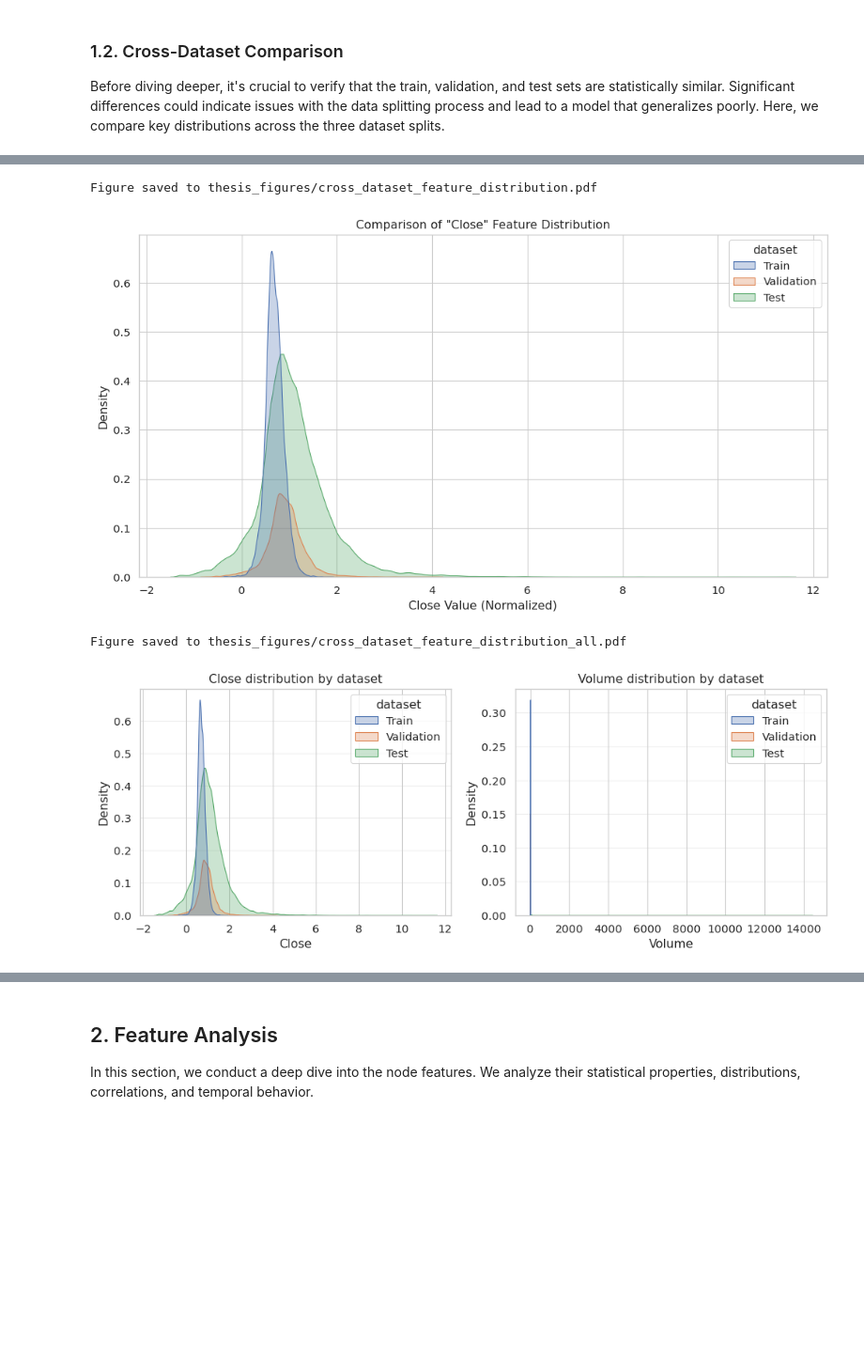
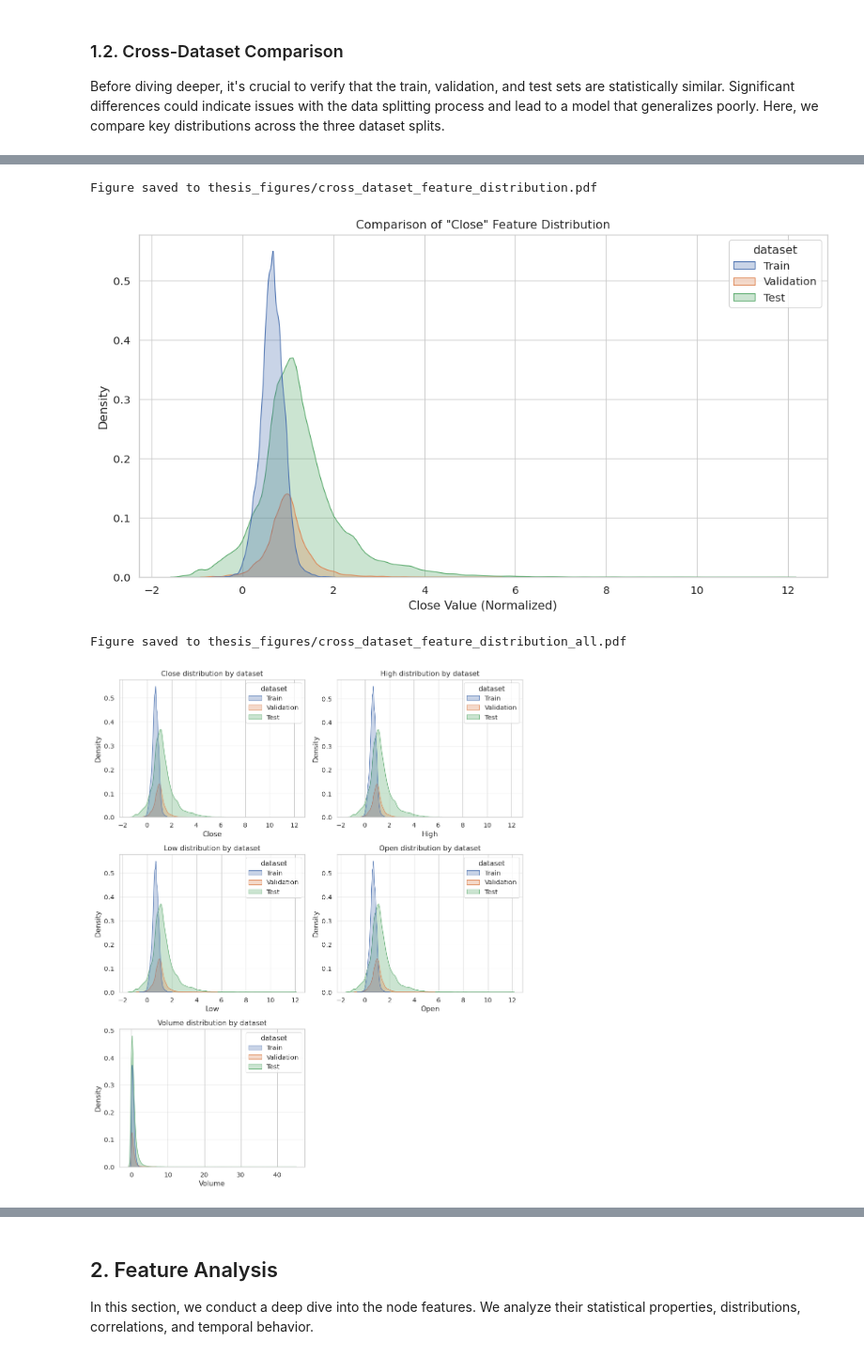
Before and after one commit to mircoloo/TemporalGNNReview, a Jupyter notebook: code/notebooks/thesis_dataset_analysis.ipynb, the cells around one changed output, grey strips where cells are left out. Shown at 94% size. Saved outputs shown, nothing was run; the diff lists cells and outputs as text; code cells hidden in the pictures; blank space fills up the shorter version.

```diff
--- a/code/notebooks/thesis_dataset_analysis.ipynb
+++ b/code/notebooks/thesis_dataset_analysis.ipynb
@@ -45,11 +45,11 @@ def save_figure(filename):
     print(f"Figure saved to {FIGURE_OUTPUT_PATH / f'{filename}.pdf'}")
 # %%
 # --- Configuration ---
-MARKET = 'NYSE'
+MARKET = 'NASDAQ'
 NORMALIZATION = 'zscore'
-WINDOW_SIZE = 22
-adj_minmax = True
-threshold = .5
+WINDOW_SIZE = 19
+adj_minmax = False
+threshold = .0
 # Define dataset paths
 base_path = project_root / 'data' / 'datasets' / 'graph'
 train_path = base_path / f"{MARKET}_Train_2016-05-01_2017-06-30_{WINDOW_SIZE}_{NORMALIZATION}"
@@ -169,7 +169,7 @@ save_figure('cross_dataset_feature_distribution')
 plt.show()
 # %% [output]
 Figure saved to thesis_figures/cross_dataset_feature_distribution.pdf
-[figure, old version]
+[figure, new version]
 # %%
 # --- 2b. Compare All Feature Distributions Across Datasets ---
 # Build/ensure a combined features dataframe with a 'dataset' column
@@ -183,7 +183,7 @@ if 'full_feature_df' not in locals():
 
 # Select only features that are present and numeric
 candidate_features = [f for f in train_analyzer.features if f in full_feature_df.columns]
-candidate_features = [f for f in ['Close', 'Volume']]
+candidate_features = [f for f in ['Close', 'High', 'Low', 'Open', 'Volume']]
 numeric_features = []
 for f in candidate_features:
     try:
@@ -203,34 +203,34 @@ else:
     for idx, feature in enumerate(numeric_features):
         r, c = divmod(idx, ncols)
         ax = axes[r][c]
         try:
             # Drop NaNs for the feature to avoid seaborn issues
             tmp = full_feature_df[[feature, 'dataset']].dropna()
             if tmp[feature].nunique() <= 1:
                 ax.text(0.5, 0.5, f'{feature}: constant', ha='center', va='center')
                 ax.set_axis_off()
                 continue
             sns.kdeplot(data=tmp, x=feature, hue='dataset', fill=True, alpha=0.3, ax=ax)
             ax.set_title(f'{feature} distribution by dataset')
             ax.set_xlabel(feature)
             ax.set_ylabel('Density')
             ax.grid(True, axis='y', alpha=0.3)
         except Exception as e:
             ax.text(0.5, 0.5, f'Error plotting {feature}:\n{e}', ha='center', va='center')
             ax.set_axis_off()
 
     # Turn off any leftover axes
     total_axes = nrows * ncols
     for j in range(n, total_axes):
         r, c = divmod(j, ncols)
         axes[r][c].set_axis_off()
 
     plt.tight_layout()
     save_figure('cross_dataset_feature_distribution_all')
     plt.show()
 # %% [output]
 Figure saved to thesis_figures/cross_dataset_feature_distribution_all.pdf
-[figure, old version]
+[figure, new version]
 # %%
 # --- 2c. Feature Means and Variances by Dataset ---
 # Build the combined features dataframe if missing
```
Also changed, not shown: parts of 45 cells of this notebook, 16 other files.
